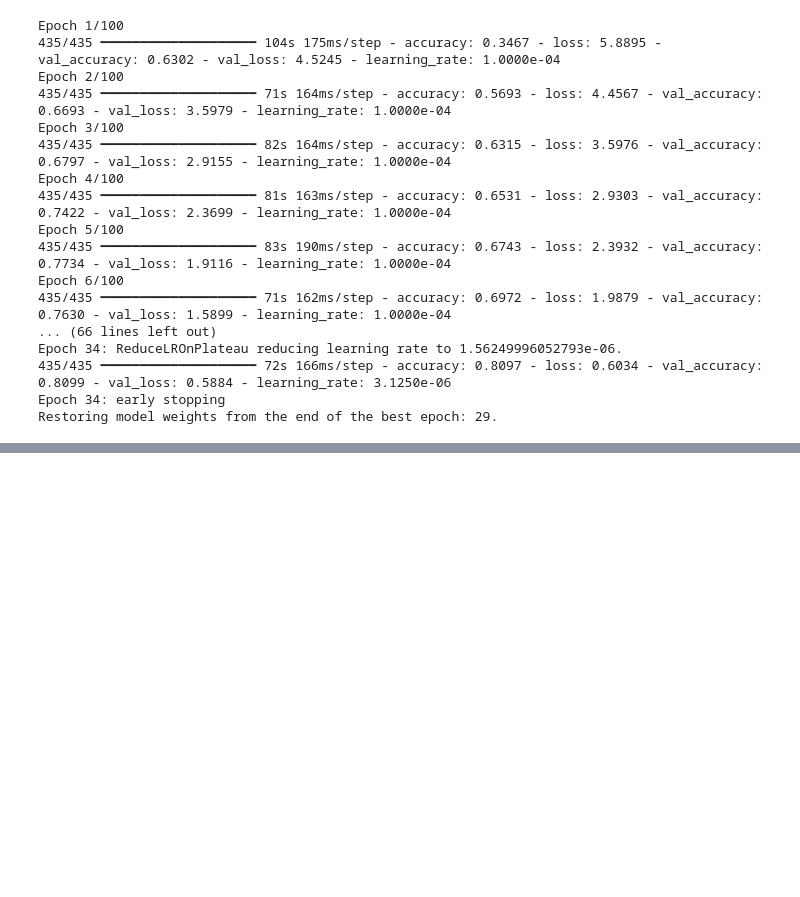
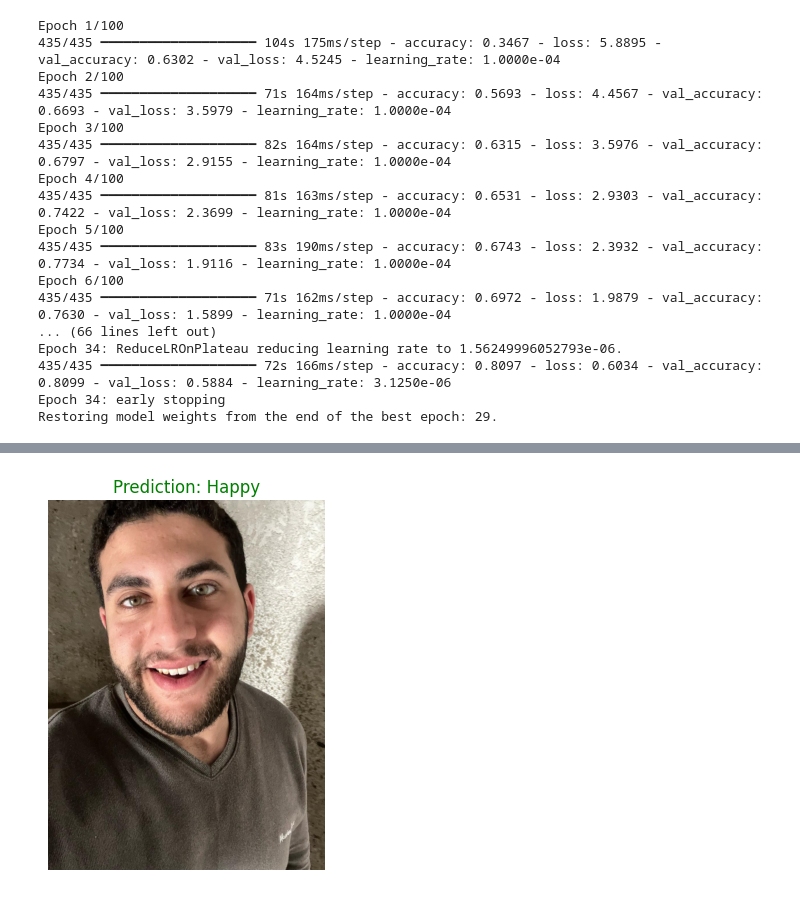
Before and after one commit to mostafatamer79/emotion-detection-image, a Jupyter notebook: lastmodel.ipynb, the cells around one changed output, grey strips where cells are left out. Cells and saved outputs as stored; diff of their text form; code cells hidden in the pictures; blank space fills up the shorter version.

```diff
--- a/lastmodel.ipynb
+++ b/lastmodel.ipynb
@@ -1143,2 +1300,3 @@ predict_single_image(model_finale,"/content/WhatsApp Image 2025-03-25 at 03.36.2
 # %%
-predict_single_image(model_finale,"/content/WhatsApp Image 2025-03-25 at 03.54.01.jpeg",class_names)
+predict_single_image(model_finale,"D:/WhatsApp Image 2025-03-25 at 03.54.04_60f4085b.jpg",class_names)
+# %% [output]
@@ -1145 +1304,2 @@ predict_single_image(model_finale,"/content/WhatsApp Image 2025-03-25 at 03.54.0
+[figure, added]
 # %%
```
Also changed, not shown: parts of 77 cells of this notebook.
